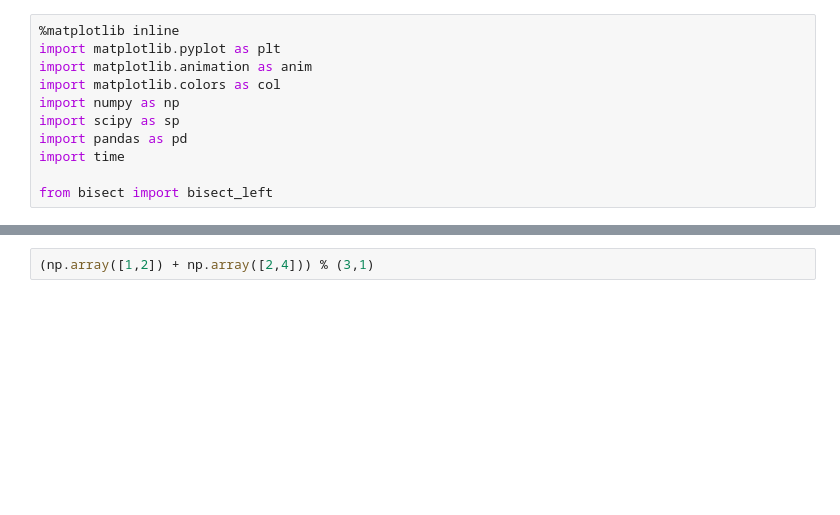
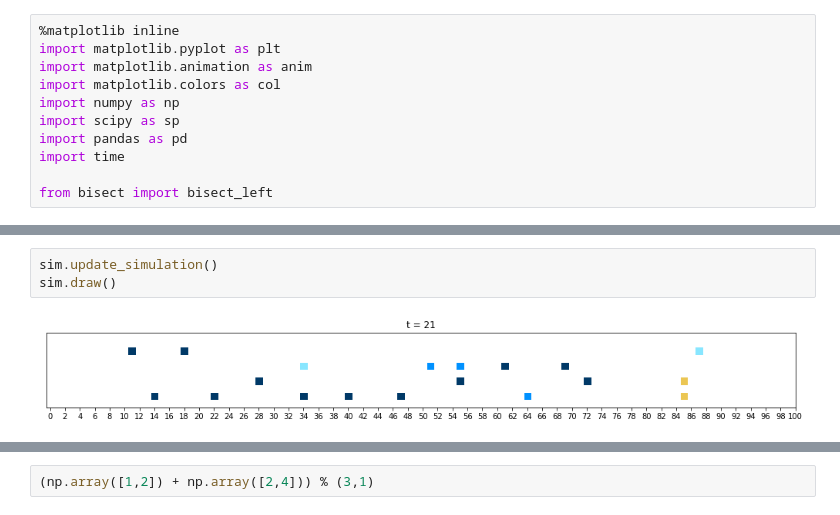
Before and after one commit to Ngort/CS166, a Jupyter notebook: MS_TrafficSimulation_2_lanes.ipynb, the cells around one changed output, grey strips where cells are left out. Saved outputs shown, nothing was run; the diff lists cells and outputs as text; blank space fills up the shorter version.

```diff
--- a/MS_TrafficSimulation_2_lanes.ipynb
+++ b/MS_TrafficSimulation_2_lanes.ipynb
@@ -224,0 +362,5 @@ array([[-1., -1., -1., -1., -1., -1.],
+# %%
+sim.update_simulation()
+sim.draw()
+# %% [output]
+[figure, added]
```
Also changed, not shown: parts of 16 cells of this notebook.
